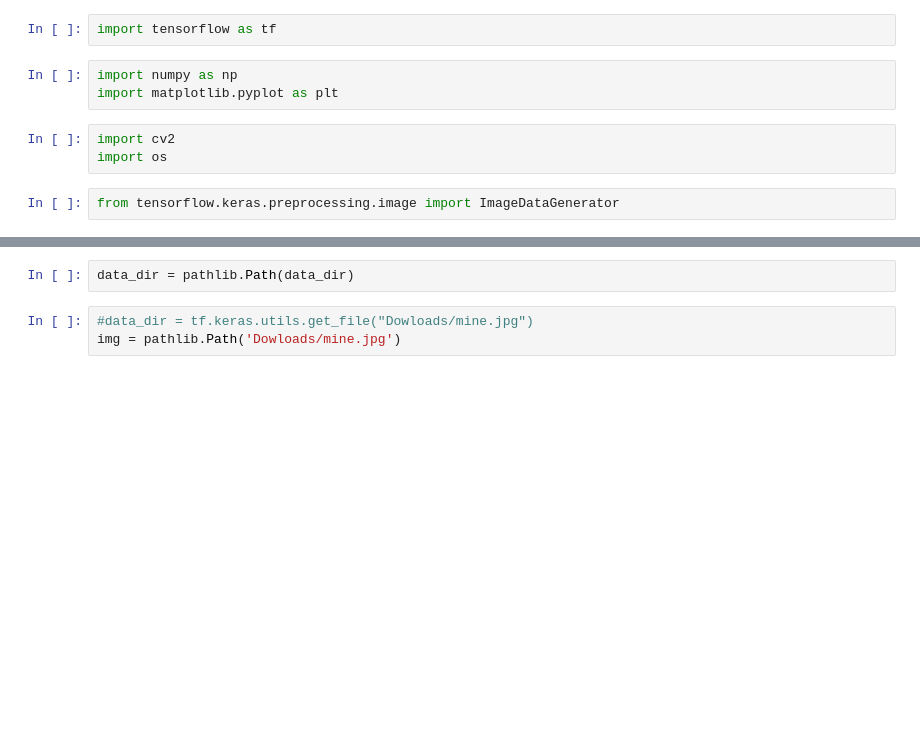
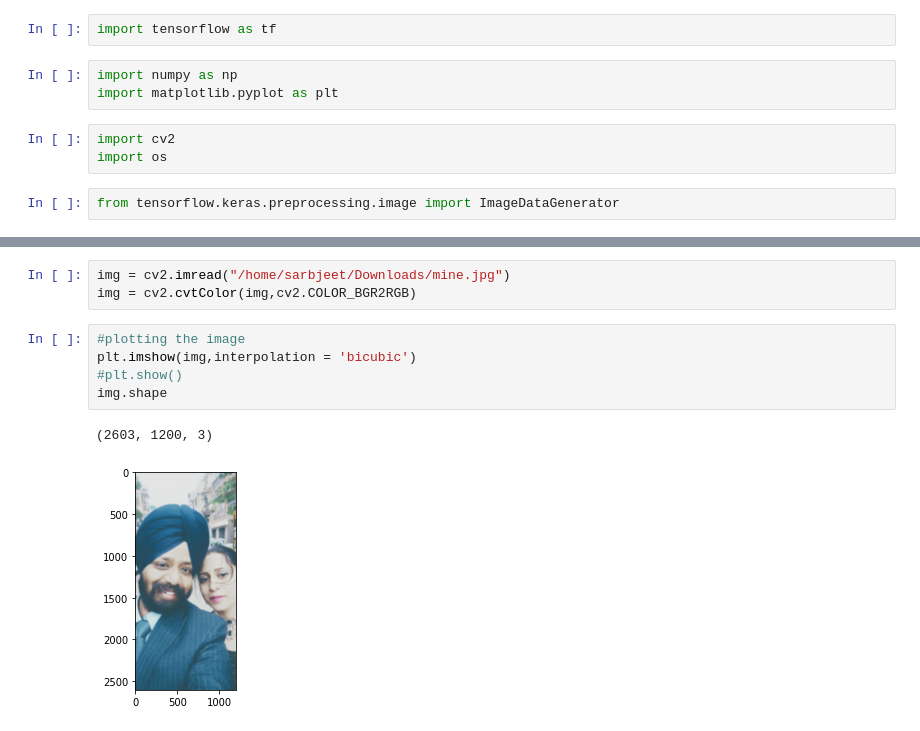
Before and after one commit to sabiinsearch/learnings, a Jupyter notebook: MachineLearnig/Practice/convertGreyScaleDemo.ipynb, the cells around one changed output, grey strips where cells are left out. Saved outputs shown, nothing was run; the diff lists cells and outputs as text; blank space fills up the shorter version.

Commit message:
Loading and editing image

```diff
--- a/MachineLearnig/Practice/convertGreyScaleDemo.ipynb
+++ b/MachineLearnig/Practice/convertGreyScaleDemo.ipynb
@@ -23,5 +11,11 @@ ValueError: unknown url type: 'home/Downloads'
-# %%
-data_dir = pathlib.Path(data_dir)
-# %%
-#data_dir = tf.keras.utils.get_file("Dowloads/mine.jpg")
-img = pathlib.Path('Dowloads/mine.jpg')
+# %%
+img = cv2.imread("/home/sarbjeet/Downloads/mine.jpg")
+img = cv2.cvtColor(img,cv2.COLOR_BGR2RGB)
+# %%
+#plotting the image
+plt.imshow(img,interpolation = 'bicubic')
+#plt.show()
+img.shape
+# %% [output]
+(2603, 1200, 3)
+[figure, added]
```
Also changed, not shown: parts of 11 cells of this notebook.
